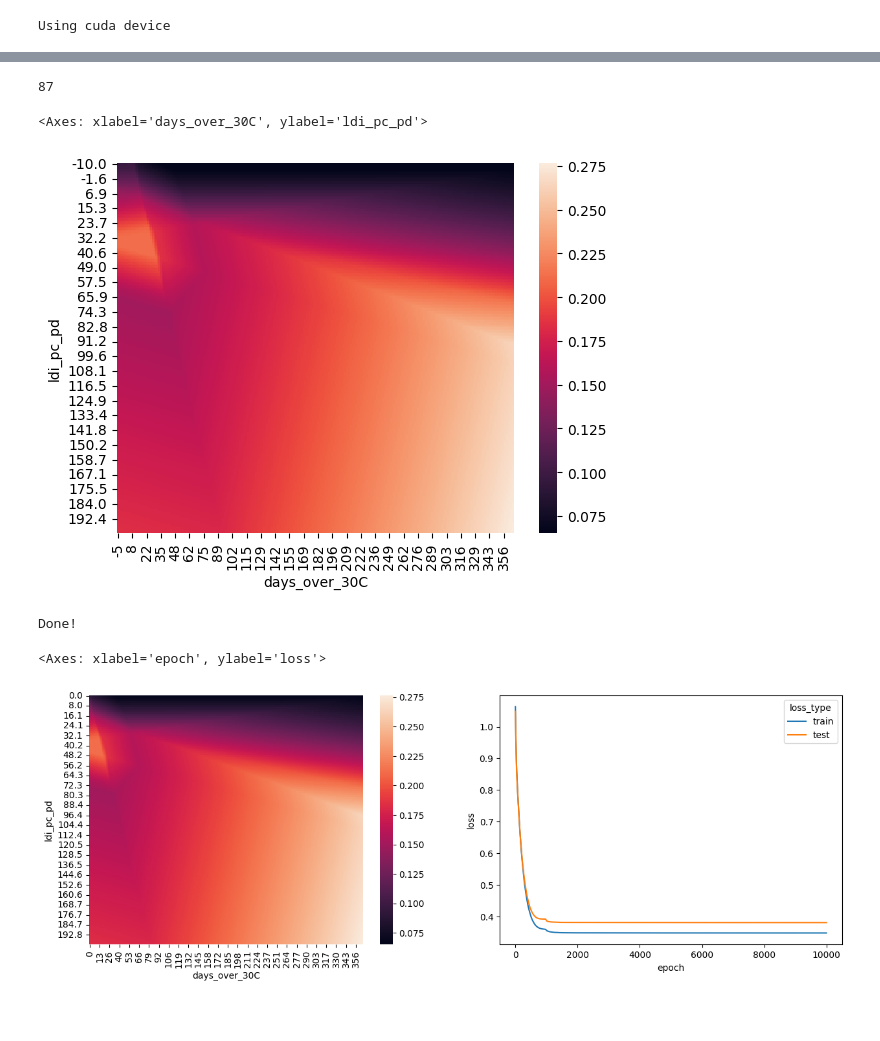
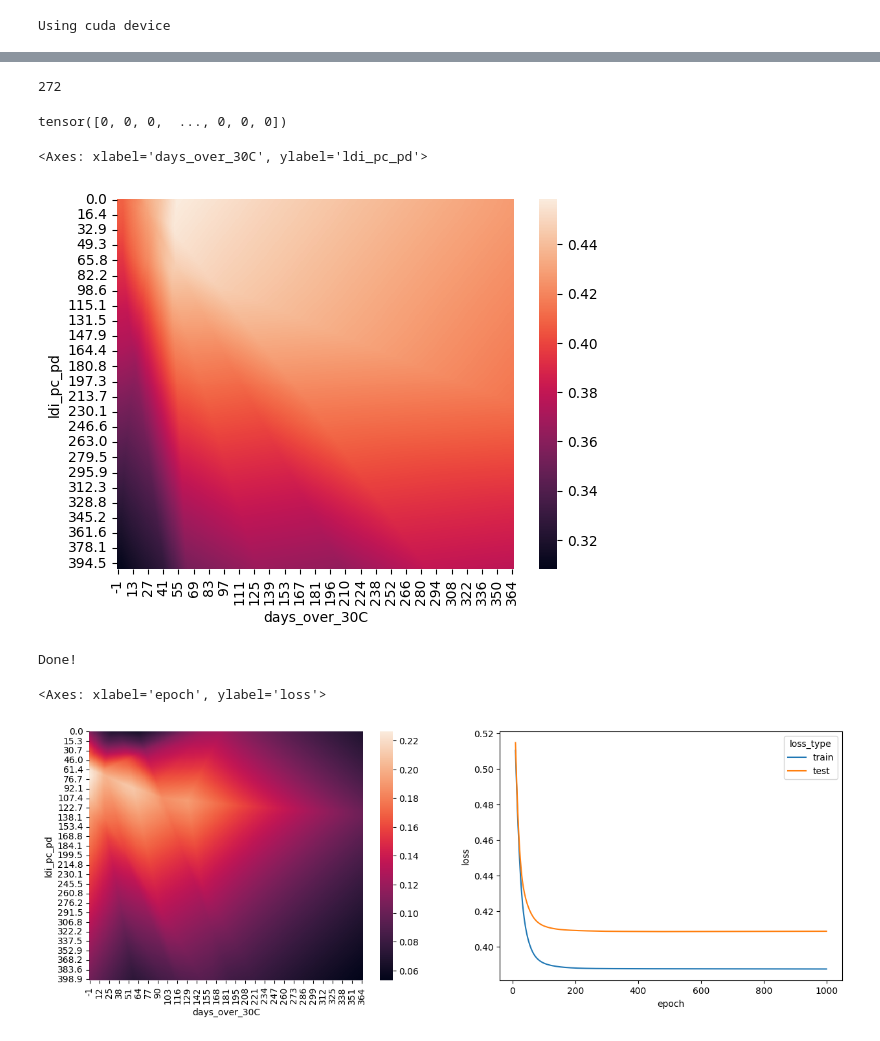
Before and after one commit to collijk/mechanistic-interpretability, a Jupyter notebook: notebooks/Untitled.ipynb, the cells around one changed output, grey strips where cells are left out. Cells and saved outputs as stored; diff of their text form; code cells hidden in the pictures.

```diff
--- a/notebooks/Untitled.ipynb
+++ b/notebooks/Untitled.ipynb
@@ -20,6 +21,10 @@ print(f"Using {device} device")
 # %% [output]
 Using cuda device
 # %%
+
+def my_model(x):
+    ...
+    return y
 
 class Model(nn.Module):
     def __init__(self, num_features, width, depth):
@@ -33,7 +38,7 @@ class Model(nn.Module):
                 nn.Linear(width, width),
                 nn.ReLU(),
             ])
-        layers.append(nn.Linear(width, 1))
+        layers.append(nn.Linear(width, 2))
 
         self.nn_stack = nn.Sequential(*layers)
 
@@ -56,7 +61,7 @@ def train(features, labels, model, loss_fn, optimizer, batch_size=1000):
         X, y = X.to(device), y.to(device)
 
         # Compute prediction error
-        pred = model(X)
+        pred = model(X).squeeze()
         loss = loss_fn(pred, y)
 
         # Backpropagation
@@ -73,7 +78,7 @@ def test(features, labels, model, loss_fn):
     model.eval()
     with torch.no_grad():
         X, y = features.to(device), labels.to(device)
-        pred = model(X)
+        pred = model(X).squeeze()
         test_loss = loss_fn(pred, y).item()
         correct = (pred.argmax(1) == y).type(torch.float).sum().item() / len(y)
     return test_loss, correct
@@ -83,14 +88,27 @@ features = [
     'ldi_pc_pd',
     'days_over_30C',
 ]
-X_raw = torch.tensor(df[features].values, dtype=torch.float32)
-#mu, sigma = 0, torch.tensor(np.percentile(X_raw, 99, axis=0))
+samples = 5000
+rs = np.random.RandomState(12345)
+rich_ldi = 100 + rs.lognormal(5, 0.1, size=samples)
+rich_dot = np.hstack([np.zeros(4*samples//5), rs.randint(0, 365, size=samples//5)])
+rich_X = np.vstack([rich_ldi, rich_dot]).T
+
+X_raw = torch.tensor(np.vstack([df[features].values, rich_X]), dtype=torch.float32)
+# mu, sigma = 0, torch.tensor(np.percentile(X_raw, 99, axis=0))
 #mu, sigma = 0, X_raw.max(0)
 mu, sigma = X_raw.mean(0), X_raw.std(0)
-X = (X_raw - X_raw.mean(0)) / X_raw.std(0)
-y = torch.tensor(df['cgf_value'].values, dtype=torch.int64)
+X = (X_raw - mu) / sigma
+# X = X.log()
+
+rich_y = rs.choice([0, 1], size=samples, p=[0.98, 0.02]).T
+y = torch.tensor(np.hstack([df['cgf_value'].values, rich_y]), dtype=torch.int64)
 m = Model(len(features), 10, 3).to(device)
-loss = nn.BCELoss()
+_loss = nn.CrossEntropyLoss(label_smoothing=0.05)
+
+def loss(outputs, target):
+    return _loss(outputs, target)
+
 optimizer = torch.optim.AdamW(m.parameters(), lr=3e-4,)
 
 
@@ -108,23 +119,27 @@ plt.scatter(df['ldi_pc_pd'], df['cgf_value'], alpha=0.1)
 # %%
 sum([p.numel() for p in m.parameters()])
 # %% [output]
-87
+272
 # %%
-res = 250
-ldi_plot = np.round(np.linspace(-10, 200, res), 1)
-dat_plot = np.round(np.linspace(-5, 365, res), 0)
+res = 366
+ldi_plot = np.round(np.linspace(0, 400, res), 1)
+dat_plot = np.round(np.linspace(-1, 365, res), 0)
 aa, bb = np.meshgrid(ldi_plot, dat_plot)
 plot_tensor = torch.stack([torch.tensor(aa.flatten(), dtype=torch.float32), torch.tensor(bb.flatten(), dtype=torch.float32)], dim=1)
 ptx = ((plot_tensor - mu) / sigma).to(device)
 pred = m(ptx)
 z = nn.Softmax(1)(pred)[:, 1].cpu().detach().numpy().reshape((res, res))
+# %%
+y_train
+# %% [output]
+tensor([0, 0, 0,  ..., 0, 0, 0])
 # %%
 sns.heatmap(data=pd.DataFrame(z, index=pd.Series(ldi_plot, name='ldi_pc_pd'), columns=pd.Series(dat_plot.astype(int), name='days_over_30C')))
 # %% [output]
 <Axes: xlabel='days_over_30C', ylabel='ldi_pc_pd'>
-[figure, old version]
+[figure, new version]
 # %%
-epochs = 10000
+epochs = 1000
 data = []
 for t in tqdm.trange(epochs):
     train(X_train, y_train, m, loss, optimizer, batch_size=100000)
@@ -144,11 +159,11 @@ Done!
 # %%
 fig, axes = plt.subplots(figsize=(15, 5), ncols=2)
 pred = m(ptx)
 z = nn.Softmax(1)(pred)[:, 1].cpu().detach().numpy().reshape((res, res))
 sns.heatmap(data=pd.DataFrame(z, index=pd.Series(ldi_plot, name='ldi_pc_pd'), columns=pd.Series(dat_plot.astype(int), name='days_over_30C')), ax=axes[0])
 
 loss_df = pd.DataFrame(data, columns=['epoch', 'loss_type', 'loss', 'correct'])
-sns.lineplot(x='epoch', y='loss', hue='loss_type', data=loss_df, ax=axes[1])
+sns.lineplot(x='epoch', y='loss', hue='loss_type', data=loss_df.iloc[20:], ax=axes[1])
 # %% [output]
 <Axes: xlabel='epoch', ylabel='loss'>
-[figure, old version]
+[figure, new version]
```
Also changed, not shown: parts of 8 cells of this notebook, 1 other file.
